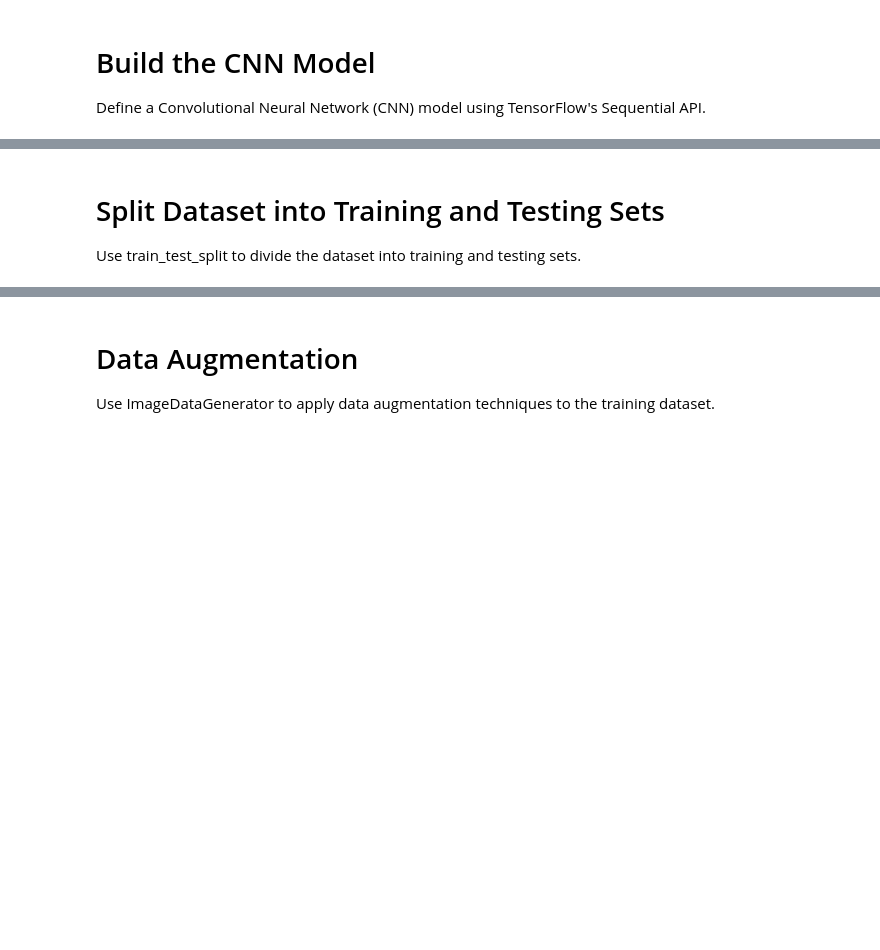
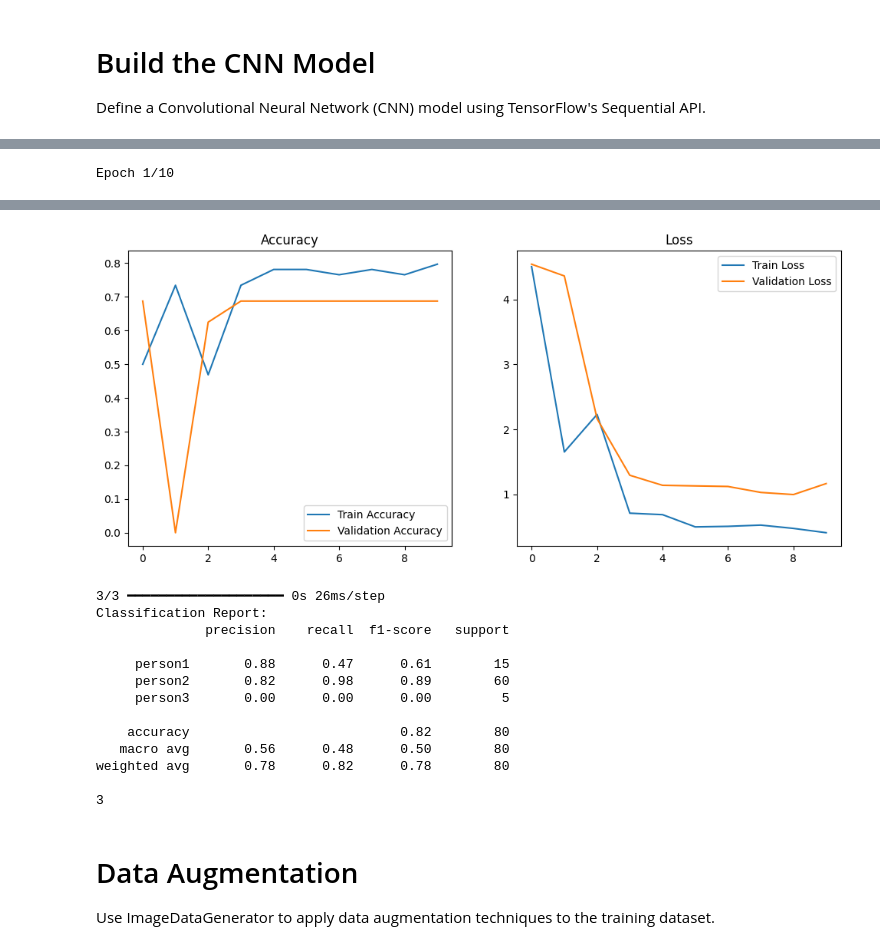
Before and after one commit to akidalegend/introtoai_as2, a Jupyter notebook: Untitled-1.ipynb, the cells around one changed output, grey strips where cells are left out. Cells and saved outputs as stored; diff of their text form; code cells hidden in the pictures; blank space fills up the shorter version.

```diff
--- a/Untitled-1.ipynb
+++ b/Untitled-1.ipynb
@@ -99,3 +187,0 @@ Model: "sequential_1"
-# %% [markdown]
-# Split Dataset into Training and Testing Sets
-Use train_test_split to divide the dataset into training and testing sets.
@@ -118,0 +188,58 @@ y_test = to_categorical(y_test)
+# %%
+from sklearn.metrics import classification_report, confusion_matrix
+import seaborn as sns
+
+# Define the model
+model = Sequential([
+    Conv2D(32, (3, 3), activation='relu', input_shape=(128, 128, 3)),
+    MaxPooling2D((2, 2)),
+    Dropout(0.25),
+    Conv2D(64, (3, 3), activation='relu'),
+    MaxPooling2D((2, 2)),
+    Dropout(0.25),
+    Flatten(),
+    Dense(128, activation='relu'),
+    Dropout(0.5),
+    Dense(len(class_names), activation='softmax')
+])
+
+# Compile the model
+model.compile(optimizer='adam', loss='categorical_crossentropy', metrics=['accuracy'])
+
+# Train the model
+history = model.fit(
+    images, labels, epochs=10, validation_split=0.2, batch_size=32, verbose=2
+)
+
+# Plot accuracy and loss
+def plot_metrics(history):
+    plt.figure(figsize=(12, 5))
+    # Accuracy
+    plt.subplot(1, 2, 1)
+    plt.plot(history.history['accuracy'], label='Train Accuracy')
+    plt.plot(history.history['val_accuracy'], label='Validation Accuracy')
+    plt.title('Accuracy')
+    plt.legend()
+
+    # Loss
+    plt.subplot(1, 2, 2)
+    plt.plot(history.history['loss'], label='Train Loss')
+    plt.plot(history.history['val_loss'], label='Validation Loss')
+    plt.title('Loss')
+    plt.legend()
+
+    plt.show()
+
+plot_metrics(history)
+
+# Evaluate the model
+y_pred = model.predict(images)
+y_pred_classes = np.argmax(y_pred, axis=1)
+y_true_classes = np.argmax(labels, axis=1)
+
+# Classification Report
+print("Classification Report:")
+print(classification_report(y_true_classes, y_pred_classes, target_names=class_names))
+print(num_classes)
+# %% [output]
+Epoch 1/10
@@ -119,3 +265,17 @@ y_test = to_categorical(y_test)
+[figure, added]
+3/3 ━━━━━━━━━━━━━━━━━━━━ 0s 26ms/step
+Classification Report:
+              precision    recall  f1-score   support
+
+     person1       0.88      0.47      0.61        15
+     person2       0.82      0.98      0.89        60
+     person3       0.00      0.00      0.00         5
+
+    accuracy                           0.82        80
+   macro avg       0.56      0.48      0.50        80
+weighted avg       0.78      0.82      0.78        80
+
+3
 # %% [markdown]
 # Data Augmentation
 Use ImageDataGenerator to apply data augmentation techniques to the training dataset.
```
Also changed, not shown: parts of 13 cells of this notebook.
